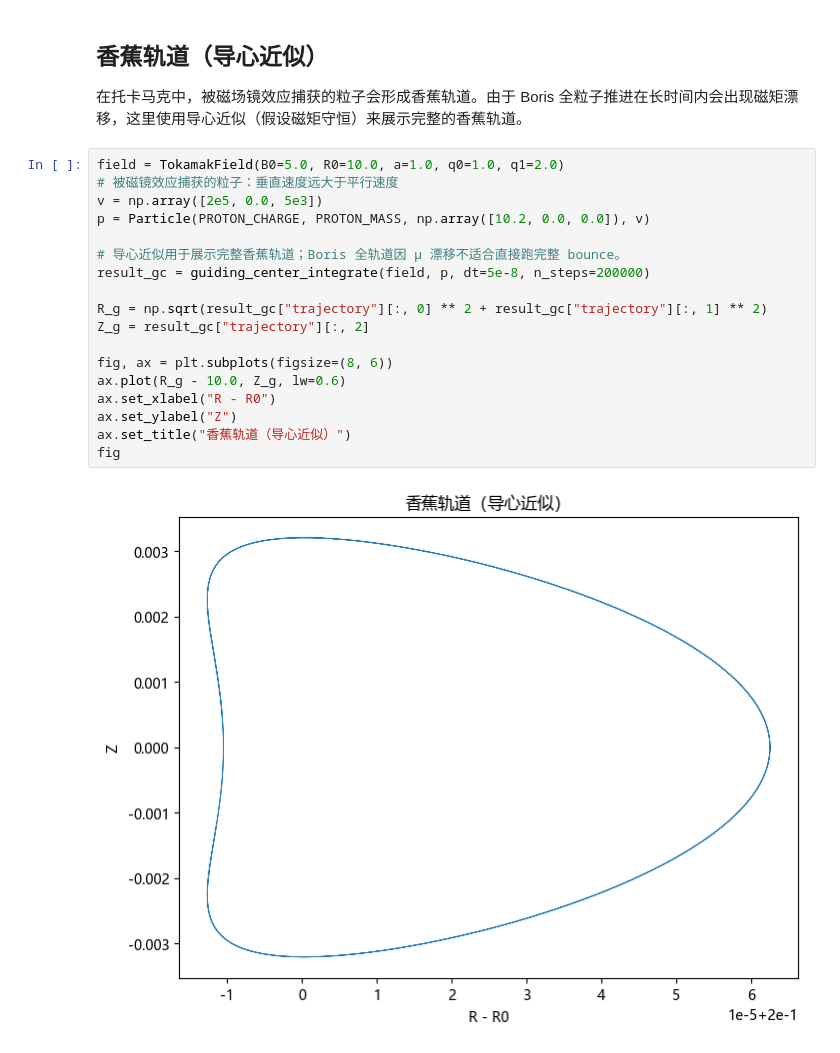
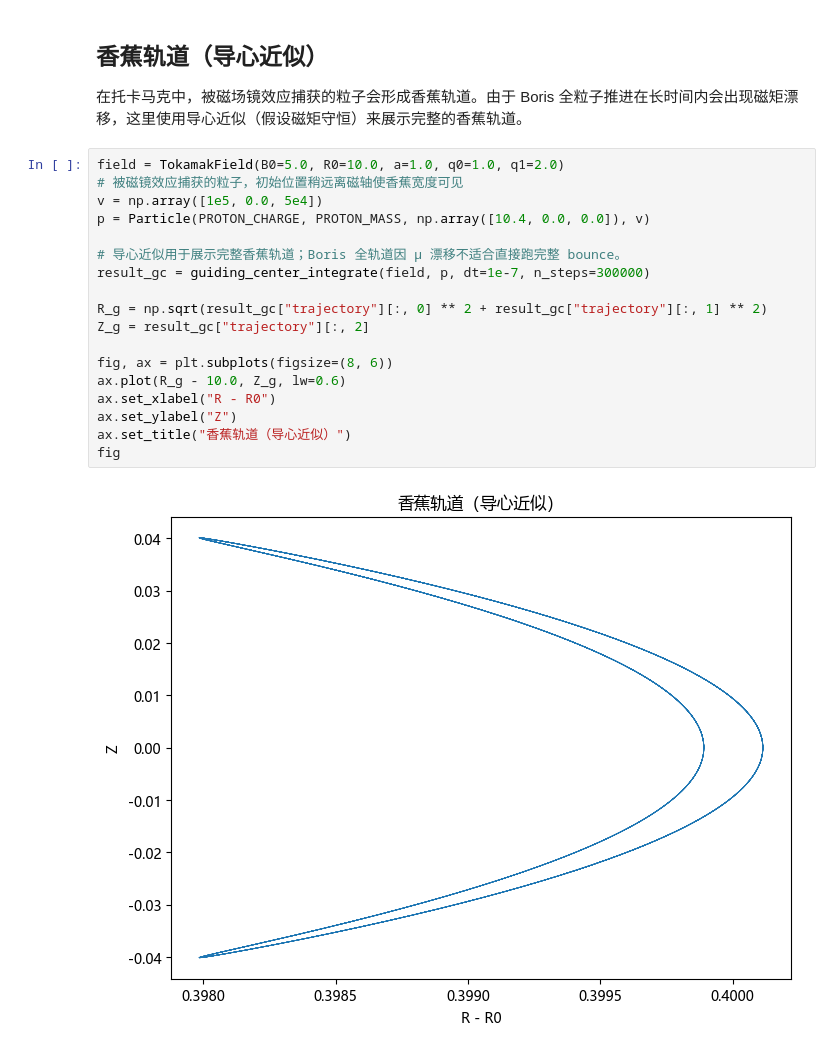
Before and after one commit to Lamb701/particle-simulation, a Jupyter notebook: notebooks/demo.ipynb, the cells around one changed output. Saved outputs shown, nothing was run; the diff lists cells and outputs as text.

```diff
--- a/notebooks/demo.ipynb
+++ b/notebooks/demo.ipynb
@@ -126,21 +126,21 @@ fig
 在托卡马克中，被磁场镜效应捕获的粒子会形成香蕉轨道。由于 Boris 全粒子推进在长时间内会出现磁矩漂移，这里使用导心近似（假设磁矩守恒）来展示完整的香蕉轨道。
 # %%
 field = TokamakField(B0=5.0, R0=10.0, a=1.0, q0=1.0, q1=2.0)
-# 被磁镜效应捕获的粒子：垂直速度远大于平行速度
-v = np.array([2e5, 0.0, 5e3])
-p = Particle(PROTON_CHARGE, PROTON_MASS, np.array([10.2, 0.0, 0.0]), v)
+# 被磁镜效应捕获的粒子，初始位置稍远离磁轴使香蕉宽度可见
+v = np.array([1e5, 0.0, 5e4])
+p = Particle(PROTON_CHARGE, PROTON_MASS, np.array([10.4, 0.0, 0.0]), v)
 
 # 导心近似用于展示完整香蕉轨道；Boris 全轨道因 μ 漂移不适合直接跑完整 bounce。
-result_gc = guiding_center_integrate(field, p, dt=5e-8, n_steps=200000)
+result_gc = guiding_center_integrate(field, p, dt=1e-7, n_steps=300000)
 
 R_g = np.sqrt(result_gc["trajectory"][:, 0] ** 2 + result_gc["trajectory"][:, 1] ** 2)
 Z_g = result_gc["trajectory"][:, 2]
 
 fig, ax = plt.subplots(figsize=(8, 6))
 ax.plot(R_g - 10.0, Z_g, lw=0.6)
 ax.set_xlabel("R - R0")
 ax.set_ylabel("Z")
 ax.set_title("香蕉轨道（导心近似）")
 fig
 # %% [output]
-[figure, old version]
+[figure, new version]
```
Also changed, not shown: parts of 1 cell of this notebook, 2 other files.
